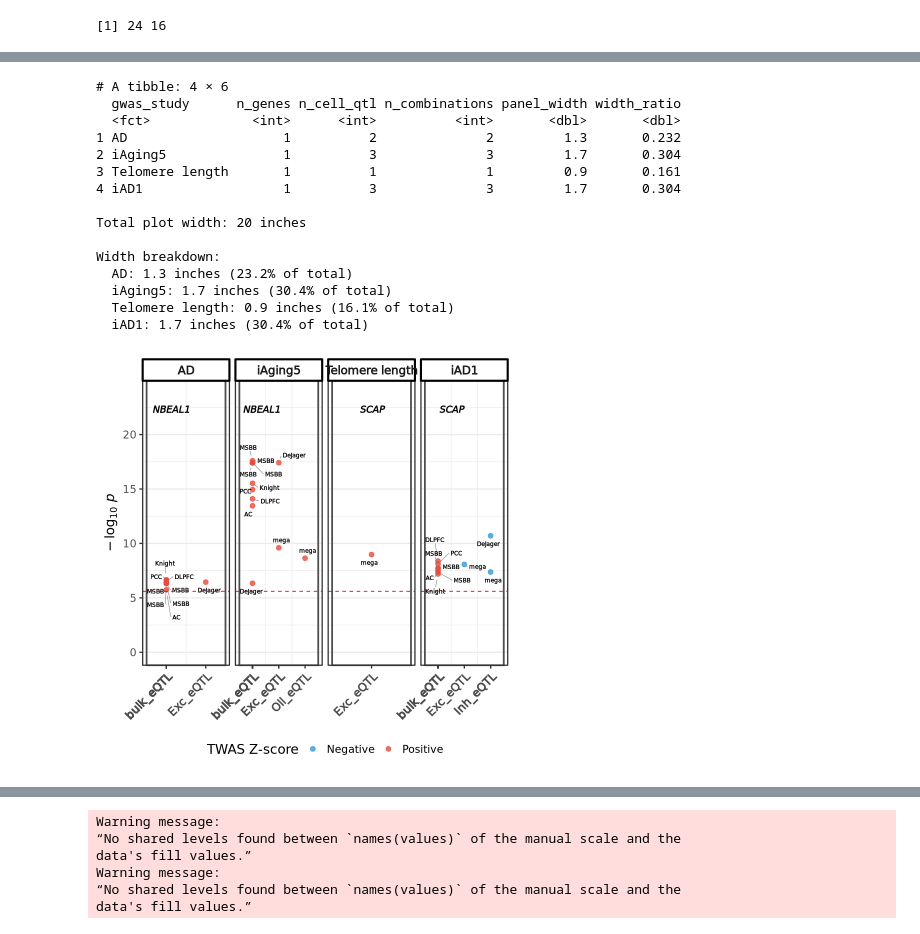
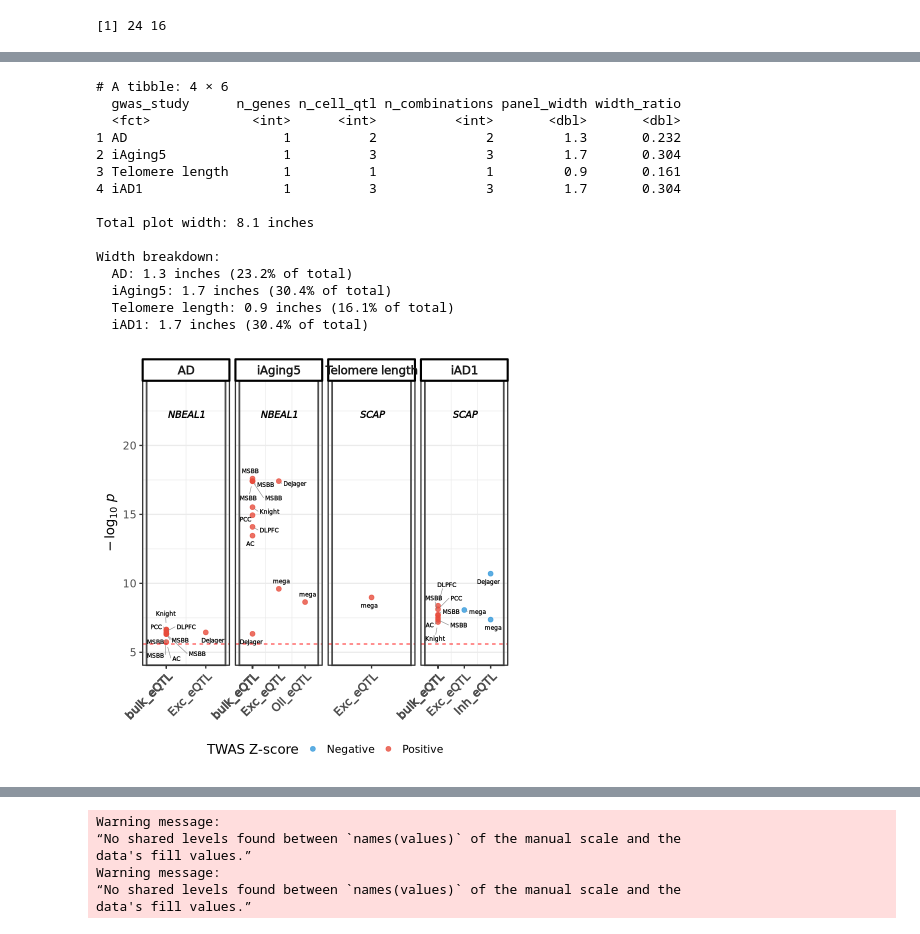
Before and after one commit to rl3328/DNE_xQTL_paper, a Jupyter notebook: main_text/4_candidate_genes/staging/interested_genes/TWAS_QTL/twas_story_allcontexts.ipynb, the cells around one changed output, grey strips where cells are left out. Cells and saved outputs as stored; diff of their text form; code cells hidden in the pictures.

```diff
--- a/main_text/4_candidate_genes/staging/interested_genes/TWAS_QTL/twas_story_allcontexts.ipynb
+++ b/main_text/4_candidate_genes/staging/interested_genes/TWAS_QTL/twas_story_allcontexts.ipynb
@@ -674,7 +674,7 @@ gene_boundaries <- plot_data_processed %>%
 gene_positions <- plot_data_processed %>%
   group_by(gwas_study, gene_name) %>%
   summarise(
-    xpos = mean(x_position),
+    xpos = mean(unique(x_position)),
     .groups = "drop"
   )
 
@@ -738,40 +738,40 @@ p_combined <- ggplot(plot_data_processed,
     fontface = "bold.italic",
     vjust = 0
   ) +
-  coord_cartesian(clip = "off", ylim = c(0, max_y * 1.35))
+  coord_cartesian(clip = "off", ylim = c(5, max_y * 1.35))
 
 print(p_combined)
 
 # Calculate optimal total width based on content
-total_width <- max(20, sum(gwas_panel_widths$panel_width) + 1)
+total_width <- min(20, sum(gwas_panel_widths$panel_width) + 2.5)
 
 ggsave("AD1_gene_plot_by_gwas.png", p_combined,
-       width = total_width, height = 9, dpi = 300, bg = "white")
+       width = total_width, height = 6, dpi = 300, bg = "white")
 
 # Print width information
 print(gwas_panel_widths)
 cat("\nTotal plot width:", total_width, "inches\n")
 cat("\nWidth breakdown:\n")
 for(i in 1:nrow(gwas_panel_widths)) {
   cat(sprintf("  %s: %.1f inches (%.1f%% of total)\n",
               gwas_panel_widths$gwas_study[i],
               gwas_panel_widths$panel_width[i],
               gwas_panel_widths$width_ratio[i] * 100))
 }
 # %% [output]
 # A tibble: 4 × 6
   gwas_study      n_genes n_cell_qtl n_combinations panel_width width_ratio
   <fct>             <int>      <int>          <int>       <dbl>       <dbl>
 1 AD                    1          2              2         1.3       0.232
 2 iAging5               1          3              3         1.7       0.304
 3 Telomere length       1          1              1         0.9       0.161
 4 iAD1                  1          3              3         1.7       0.304
 
-Total plot width: 20 inches
+Total plot width: 8.1 inches
 
 Width breakdown:
   AD: 1.3 inches (23.2% of total)
   iAging5: 1.7 inches (30.4% of total)
   Telomere length: 0.9 inches (16.1% of total)
   iAD1: 1.7 inches (30.4% of total)
-[figure, old version]
+[figure, new version]
```
Also changed, not shown: parts of 3 cells of this notebook, 2 other files.
